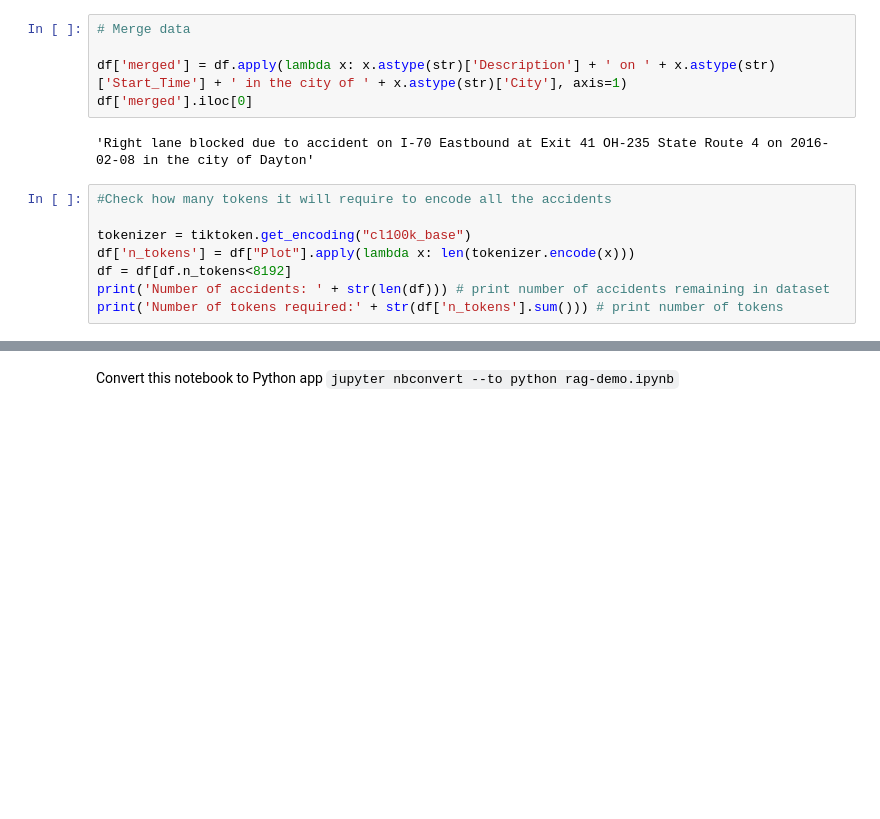
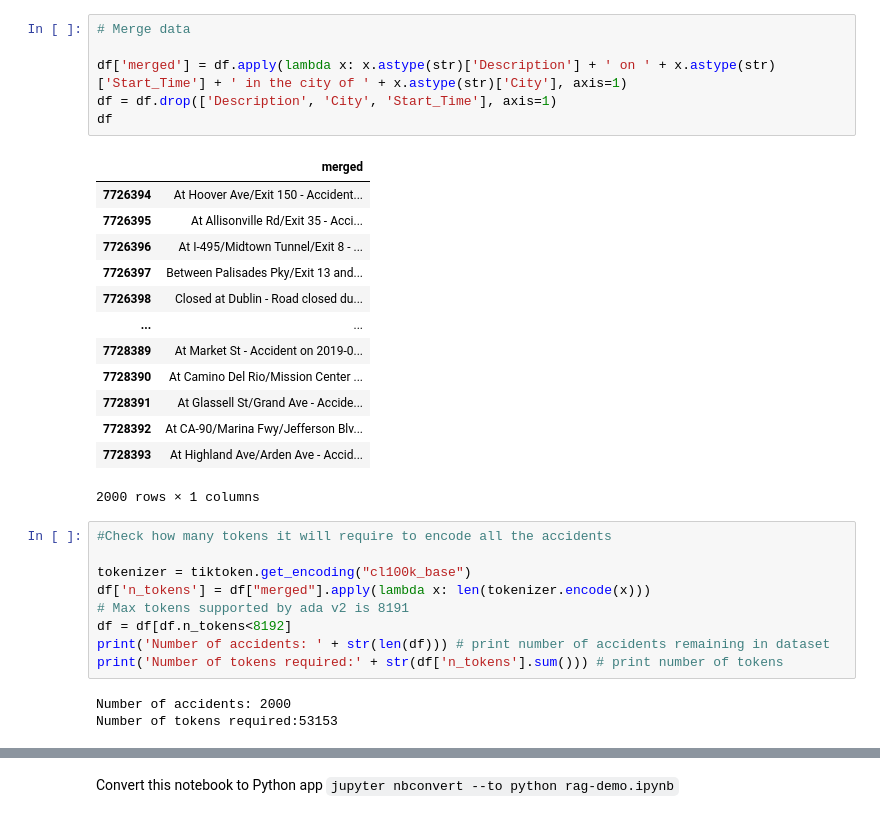
Before and after one commit to jimmyshah83/openai-rag-accidents-demo, a Jupyter notebook: rag-demo.ipynb, the cells around one changed output, grey strips where cells are left out. Cells and saved outputs as stored; diff of their text form; blank space fills up the shorter version.

```diff
--- a/rag-demo.ipynb
+++ b/rag-demo.ipynb
@@ -45,15 +74,32 @@ df
 # %%
 # Merge data
 
 df['merged'] = df.apply(lambda x: x.astype(str)['Description'] + ' on ' + x.astype(str)['Start_Time'] + ' in the city of ' + x.astype(str)['City'], axis=1)
-df['merged'].iloc[0]
+df = df.drop(['Description', 'City', 'Start_Time'], axis=1)
+df
 # %% [output]
+|  | merged |
+| 7726394 | At Hoover Ave/Exit 150 - Accident... |
+| 7726395 | At Allisonville Rd/Exit 35 - Acci... |
+| 7726396 | At I-495/Midtown Tunnel/Exit 8 - ... |
+| 7726397 | Between Palisades Pky/Exit 13 and... |
+| 7726398 | Closed at Dublin - Road closed du... |
+| ... | ... |
+| 7728389 | At Market St - Accident on 2019-0... |
+| 7728390 | At Camino Del Rio/Mission Center ... |
+| 7728391 | At Glassell St/Grand Ave - Accide... |
+| 7728392 | At CA-90/Marina Fwy/Jefferson Blv... |
+| 7728393 | At Highland Ave/Arden Ave - Accid... |
-'Right lane blocked due to accident on I-70 Eastbound at Exit 41 OH-235 State Route 4 on 2016-02-08 in the city of Dayton'
+2000 rows × 1 columns
 # %%
 #Check how many tokens it will require to encode all the accidents
 
 tokenizer = tiktoken.get_encoding("cl100k_base")
-df['n_tokens'] = df["Plot"].apply(lambda x: len(tokenizer.encode(x)))
+df['n_tokens'] = df["merged"].apply(lambda x: len(tokenizer.encode(x)))
+# Max tokens supported by ada v2 is 8191
 df = df[df.n_tokens<8192]
 print('Number of accidents: ' + str(len(df))) # print number of accidents remaining in dataset
 print('Number of tokens required:' + str(df['n_tokens'].sum())) # print number of tokens
+# %% [output]
+Number of accidents: 2000
+Number of tokens required:53153
```
Also changed, not shown: parts of 12 cells of this notebook, 1 other file.
